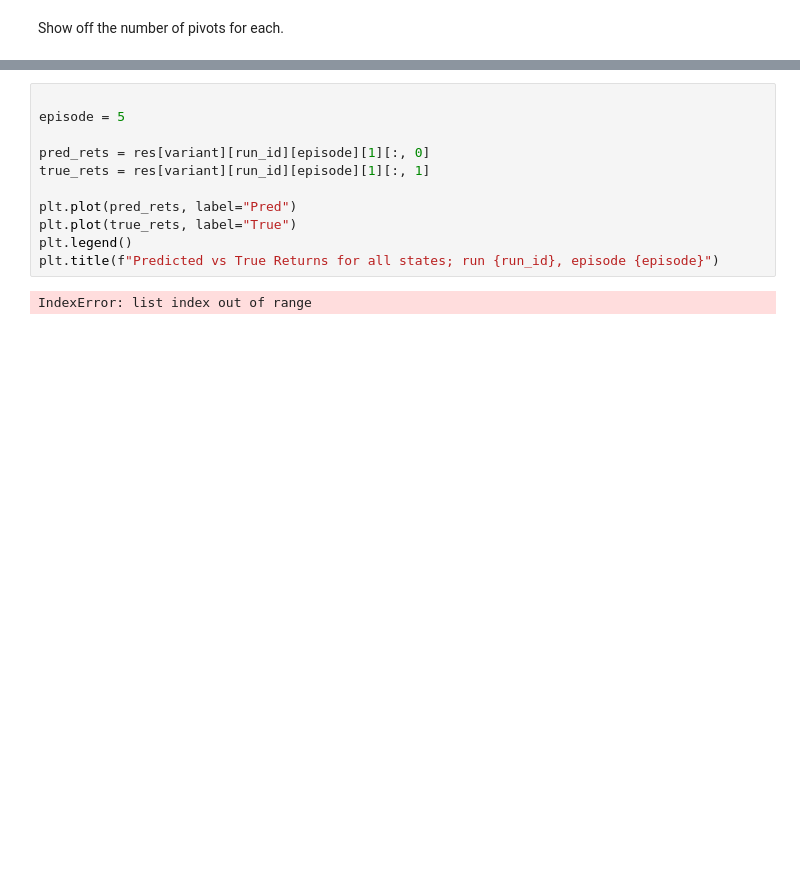
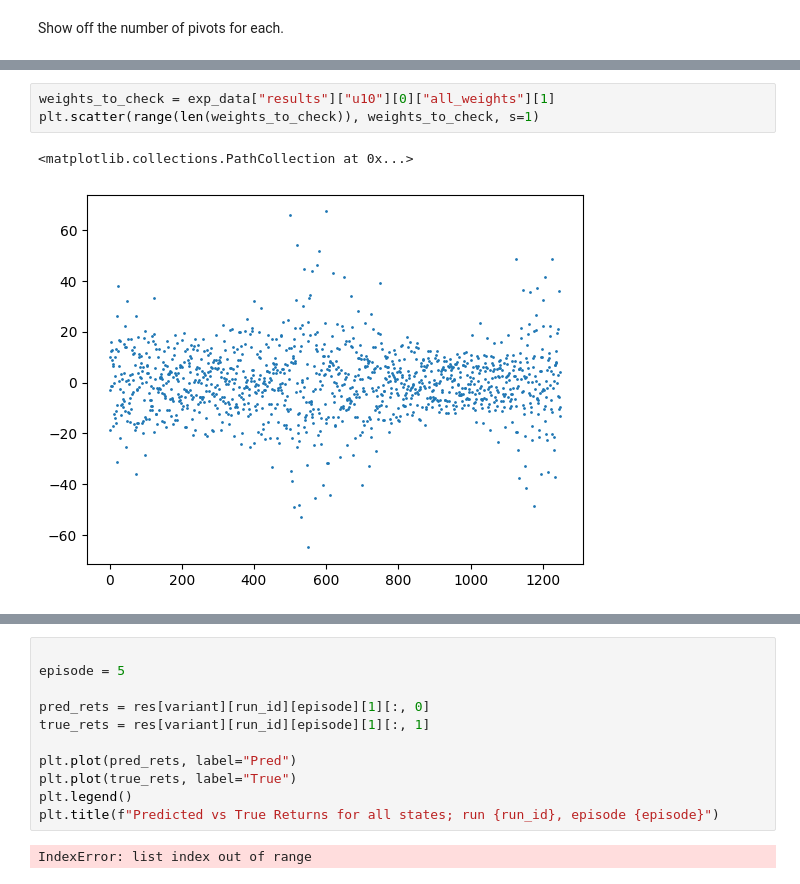
Before and after one commit to aa14k/adaptive_time, a Jupyter notebook: code/adaptive_time/notebooks/v_pi_all_states.ipynb, the cells around one changed output, grey strips where cells are left out. Drawn from its saved outputs; the diff is of its cells as text; blank space fills up the shorter version.

```diff
--- a/code/adaptive_time/notebooks/v_pi_all_states.ipynb
+++ b/code/adaptive_time/notebooks/v_pi_all_states.ipynb
@@ -459,0 +454,6 @@ for variant, data in exp_data["results"].items():
+# %%
+weights_to_check = exp_data["results"]["u10"][0]["all_weights"][1]
+plt.scatter(range(len(weights_to_check)), weights_to_check, s=1)
+# %% [output]
+<matplotlib.collections.PathCollection at 0x...>
+[figure, added]
```
Also changed, not shown: parts of 11 cells of this notebook, 8 other files.
